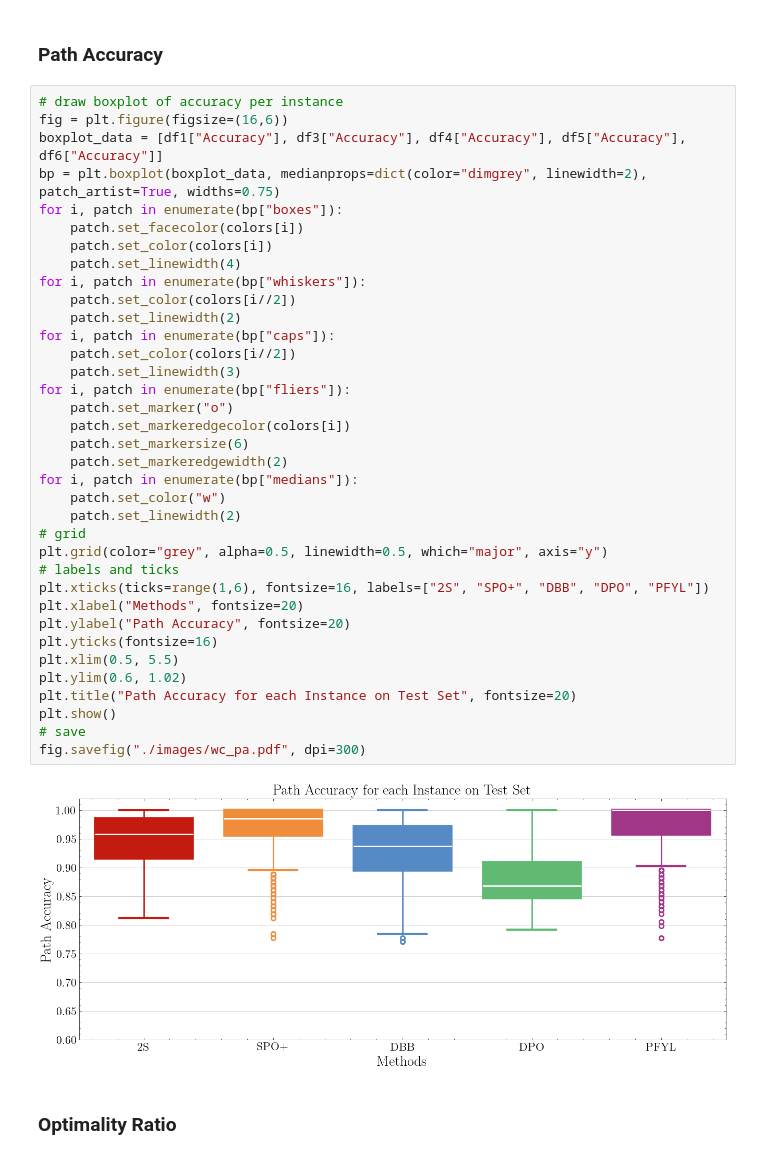
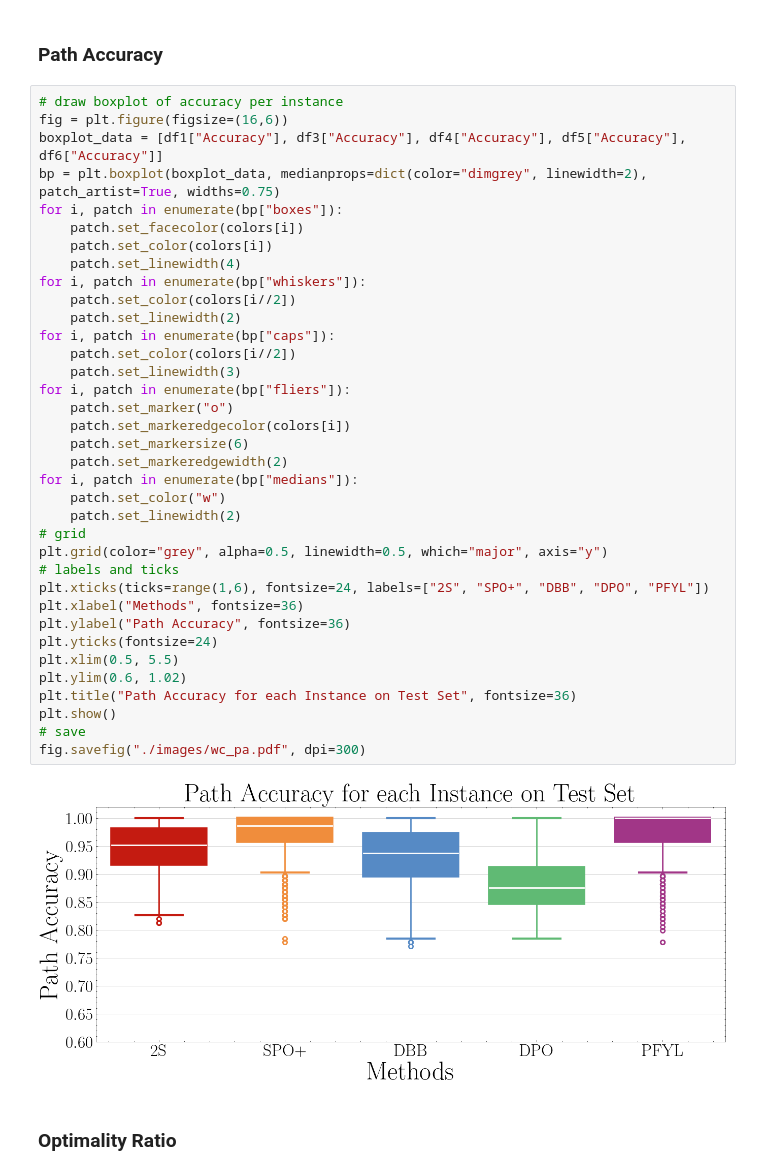
Before and after one commit to khalil-research/PyEPO, a Jupyter notebook: notebooks/Warcraft Shortest Path 1.ipynb, the cells around one changed output. Saved outputs shown, nothing was run; the diff lists cells and outputs as text.

```diff
--- a/notebooks/Warcraft Shortest Path 1.ipynb
+++ b/notebooks/Warcraft Shortest Path 1.ipynb
@@ -1002,39 +1002,39 @@ fig.savefig("./images/wc_relreg.pdf", dpi=300)
 fig = plt.figure(figsize=(16,6))
 boxplot_data = [df1["Accuracy"], df3["Accuracy"], df4["Accuracy"], df5["Accuracy"], df6["Accuracy"]]
 bp = plt.boxplot(boxplot_data, medianprops=dict(color="dimgrey", linewidth=2), patch_artist=True, widths=0.75)
 for i, patch in enumerate(bp["boxes"]):
     patch.set_facecolor(colors[i])
     patch.set_color(colors[i])
     patch.set_linewidth(4)
 for i, patch in enumerate(bp["whiskers"]):
     patch.set_color(colors[i//2])
     patch.set_linewidth(2)
 for i, patch in enumerate(bp["caps"]):
     patch.set_color(colors[i//2])
     patch.set_linewidth(3)
 for i, patch in enumerate(bp["fliers"]):
     patch.set_marker("o")
     patch.set_markeredgecolor(colors[i])
     patch.set_markersize(6)
     patch.set_markeredgewidth(2)
 for i, patch in enumerate(bp["medians"]):
     patch.set_color("w")
     patch.set_linewidth(2)
 # grid
 plt.grid(color="grey", alpha=0.5, linewidth=0.5, which="major", axis="y")
 # labels and ticks
-plt.xticks(ticks=range(1,6), fontsize=16, labels=["2S", "SPO+", "DBB", "DPO", "PFYL"])
-plt.xlabel("Methods", fontsize=20)
-plt.ylabel("Path Accuracy", fontsize=20)
-plt.yticks(fontsize=16)
+plt.xticks(ticks=range(1,6), fontsize=24, labels=["2S", "SPO+", "DBB", "DPO", "PFYL"])
+plt.xlabel("Methods", fontsize=36)
+plt.ylabel("Path Accuracy", fontsize=36)
+plt.yticks(fontsize=24)
 plt.xlim(0.5, 5.5)
 plt.ylim(0.6, 1.02)
-plt.title("Path Accuracy for each Instance on Test Set", fontsize=20)
+plt.title("Path Accuracy for each Instance on Test Set", fontsize=36)
 plt.show()
 # save
 fig.savefig("./images/wc_pa.pdf", dpi=300)
 # %% [output]
-[figure, old version]
+[figure, new version]
 # %% [markdown]
 ### Optimality Ratio
 # %%
```
Also changed, not shown: parts of 9 cells of this notebook, 5 other files.
